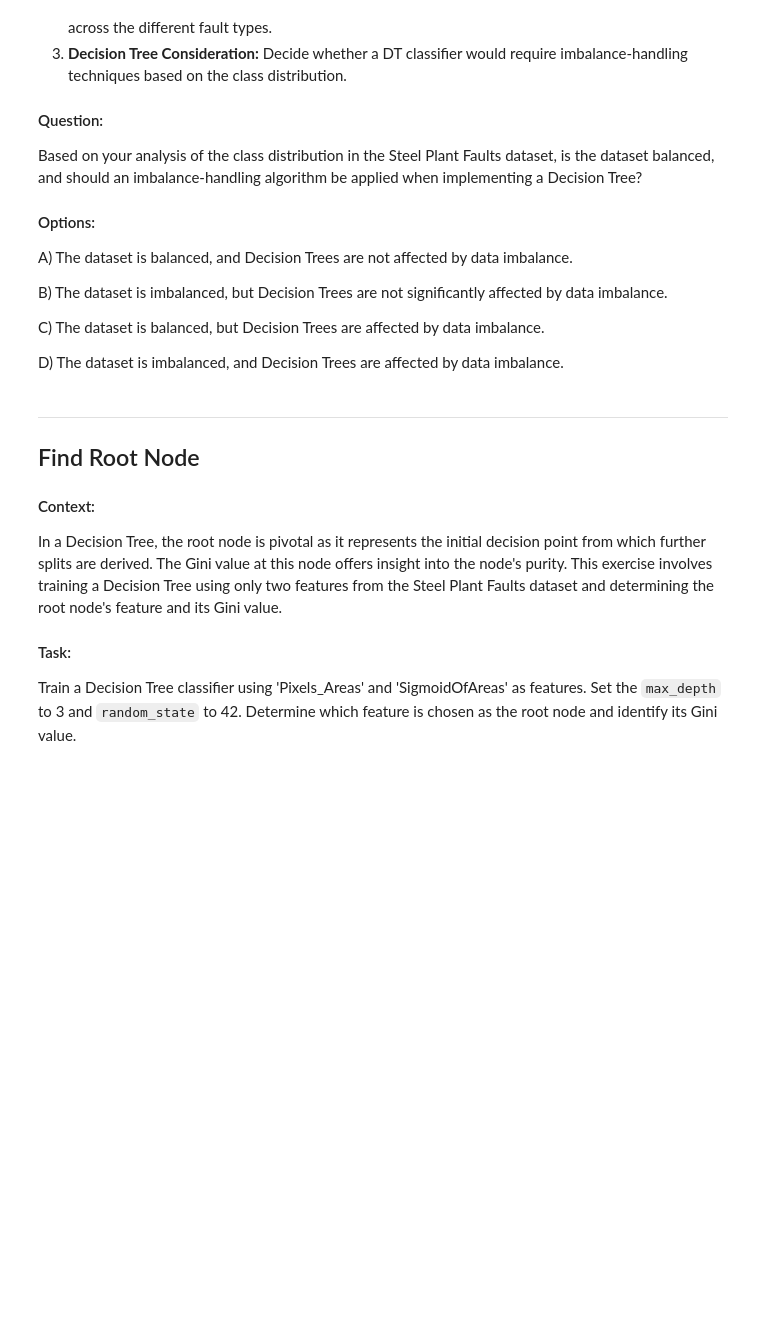
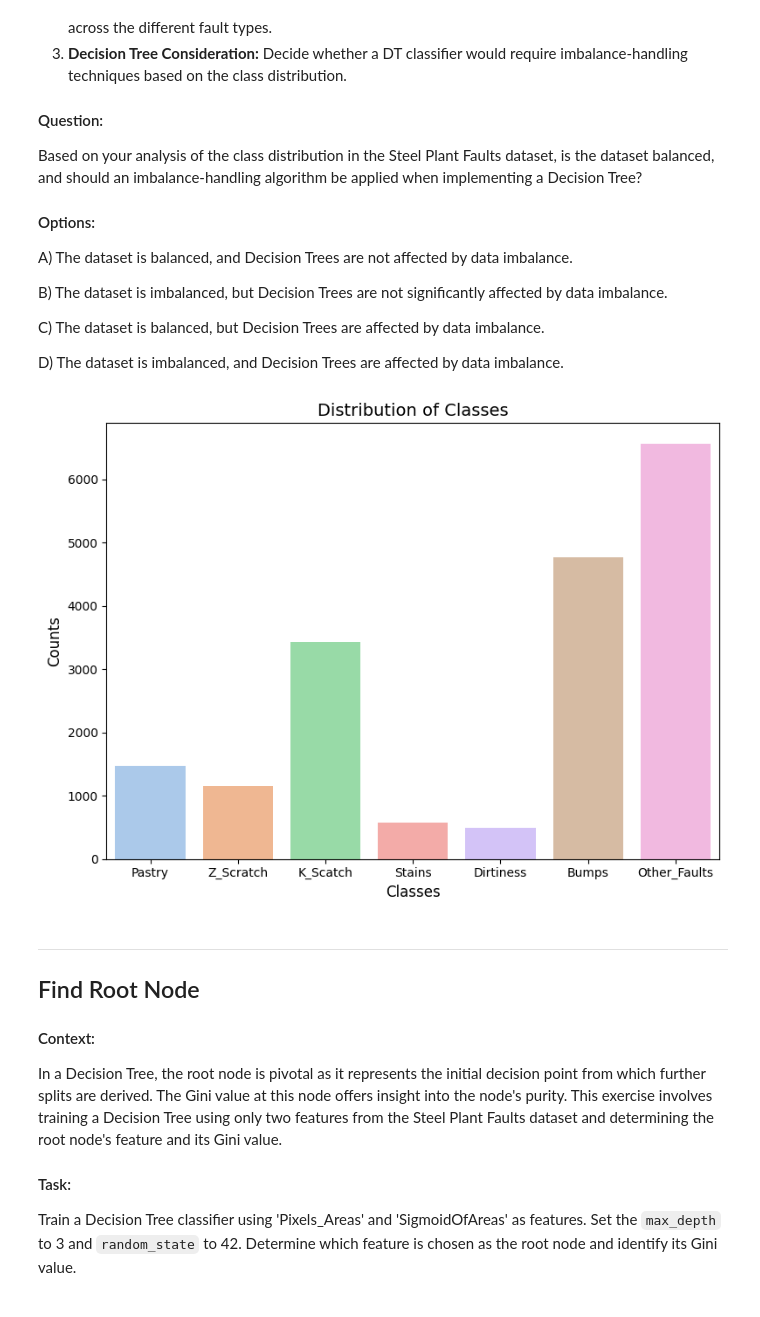
Before and after one commit to piyush1856/machine-learning-algorithms, a Jupyter notebook: 10_decision_tree/Decision_Tree_Case_Study.ipynb, the cells around one changed output. Drawn from its saved outputs; the diff is of its cells as text; code cells hidden in the pictures; blank space fills up the shorter version.

```diff
--- a/10_decision_tree/Decision_Tree_Case_Study.ipynb
+++ b/10_decision_tree/Decision_Tree_Case_Study.ipynb
@@ -181,27 +191,29 @@ D) The dataset is imbalanced, and Decision Trees are affected by data imbalance.
 # %%
 import seaborn as sns
 import matplotlib.pyplot as plt
 
 fault_types = ['Pastry', 'Z_Scratch', 'K_Scatch', 'Stains', 'Dirtiness', 'Bumps', 'Other_Faults']
 
 # TODO: Count number of data points for each fault type
-fault_counts = _____
+fault_counts = df[fault_types].sum()
 
 # Set a custom color palette (optional)
 custom_palette = sns.color_palette("pastel")
 
 # TODO: Create the bar plot to visualize the count of each fault type
 plt.figure(figsize=(8, 6))  # Adjust figure size
-sns.barplot(x=____, y=____.to_numpy(), palette=custom_palette)
+sns.barplot(x=fault_types, y=fault_counts.to_numpy(), palette=custom_palette)
 
 # Customize labels and title
 plt.xlabel("Classes", fontsize=12)
 plt.ylabel("Counts", fontsize=12)
 plt.title("Distribution of Classes", fontsize=14)
 
 # Show the plot
 plt.tight_layout()  # Ensure labels fit within the figure
 plt.show()
+# %% [output]
+[figure, added]
 # %% [markdown]
 
 
```
Also changed, not shown: parts of 4 cells of this notebook.
